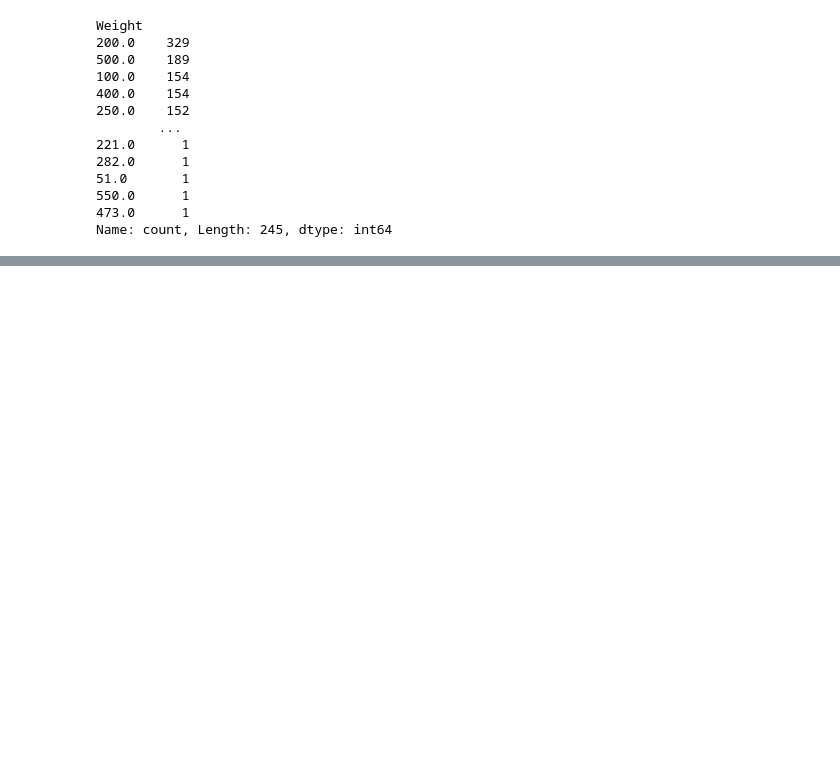
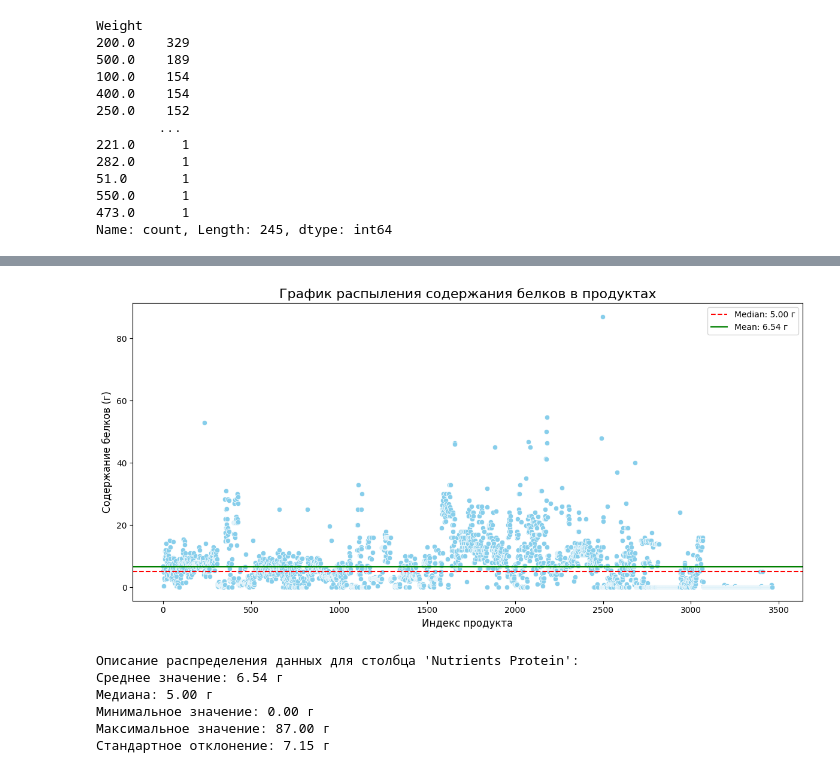
Before and after one commit to GEORG-G-A/HW_GURJEV, a Jupyter notebook: EDA.ipynb, the cells around one changed output, grey strips where cells are left out. Saved outputs shown, nothing was run; the diff lists cells and outputs as text; code cells hidden in the pictures; blank space fills up the shorter version.

```diff
--- a/EDA.ipynb
+++ b/EDA.ipynb
@@ -191,0 +324,48 @@ Name: count, Length: 245, dtype: int64
+# %%
+import pandas as pd
+import seaborn as sns
+import matplotlib.pyplot as plt
+
+# Чтение данных из CSV
+file_path = '/content/products_with_scores_cleaned.csv'
+df = pd.read_csv(file_path)
+
+# Убираем строки с некорректными значениями (если есть NaN)
+df_clean = df.dropna(subset=['Nutrients Protein'])
+
+# Построение графика распыления
+plt.figure(figsize=(12, 6))
+sns.scatterplot(x=df_clean.index, y=df_clean['Nutrients Protein'], color='skyblue')
+
+# Добавление медианы и среднего значения на график
+median_value = df_clean['Nutrients Protein'].median()
+mean_value = df_clean['Nutrients Protein'].mean()
+
+# Медиана и среднее как горизонтальные линии
+plt.axhline(median_value, color='red', linestyle='--', label=f'Median: {median_value:.2f} г')
+plt.axhline(mean_value, color='green', linestyle='-', label=f'Mean: {mean_value:.2f} г')
+
+# Добавление подписей и заголовков
+plt.title('График распыления содержания белков в продуктах', fontsize=16)
+plt.xlabel('Индекс продукта', fontsize=12)
+plt.ylabel('Содержание белков (г)', fontsize=12)
+plt.legend()
+
+plt.tight_layout()
+plt.show()
+
+# Описание распределения
+print(f"Описание распределения данных для столбца 'Nutrients Protein':")
+print(f"Среднее значение: {mean_value:.2f} г")
+print(f"Медиана: {median_value:.2f} г")
+print(f"Минимальное значение: {df_clean['Nutrients Protein'].min():.2f} г")
+print(f"Максимальное значение: {df_clean['Nutrients Protein'].max():.2f} г")
+print(f"Стандартное отклонение: {df_clean['Nutrients Protein'].std():.2f} г")
+# %% [output]
+[figure, added]
+Описание распределения данных для столбца 'Nutrients Protein':
+Среднее значение: 6.54 г
+Медиана: 5.00 г
+Минимальное значение: 0.00 г
+Максимальное значение: 87.00 г
+Стандартное отклонение: 7.15 г
```
Also changed, not shown: parts of 15 cells of this notebook, 2 other files.
